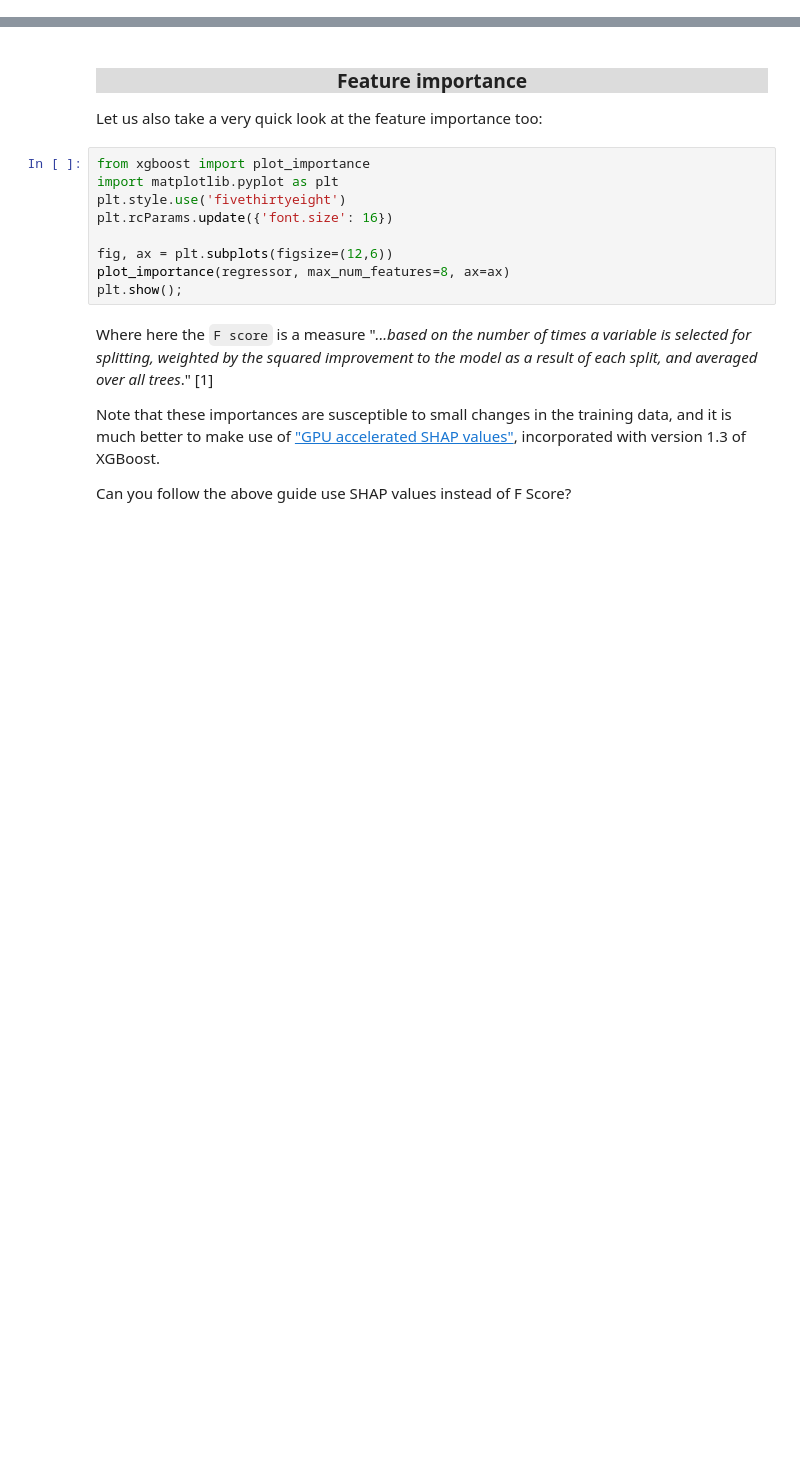
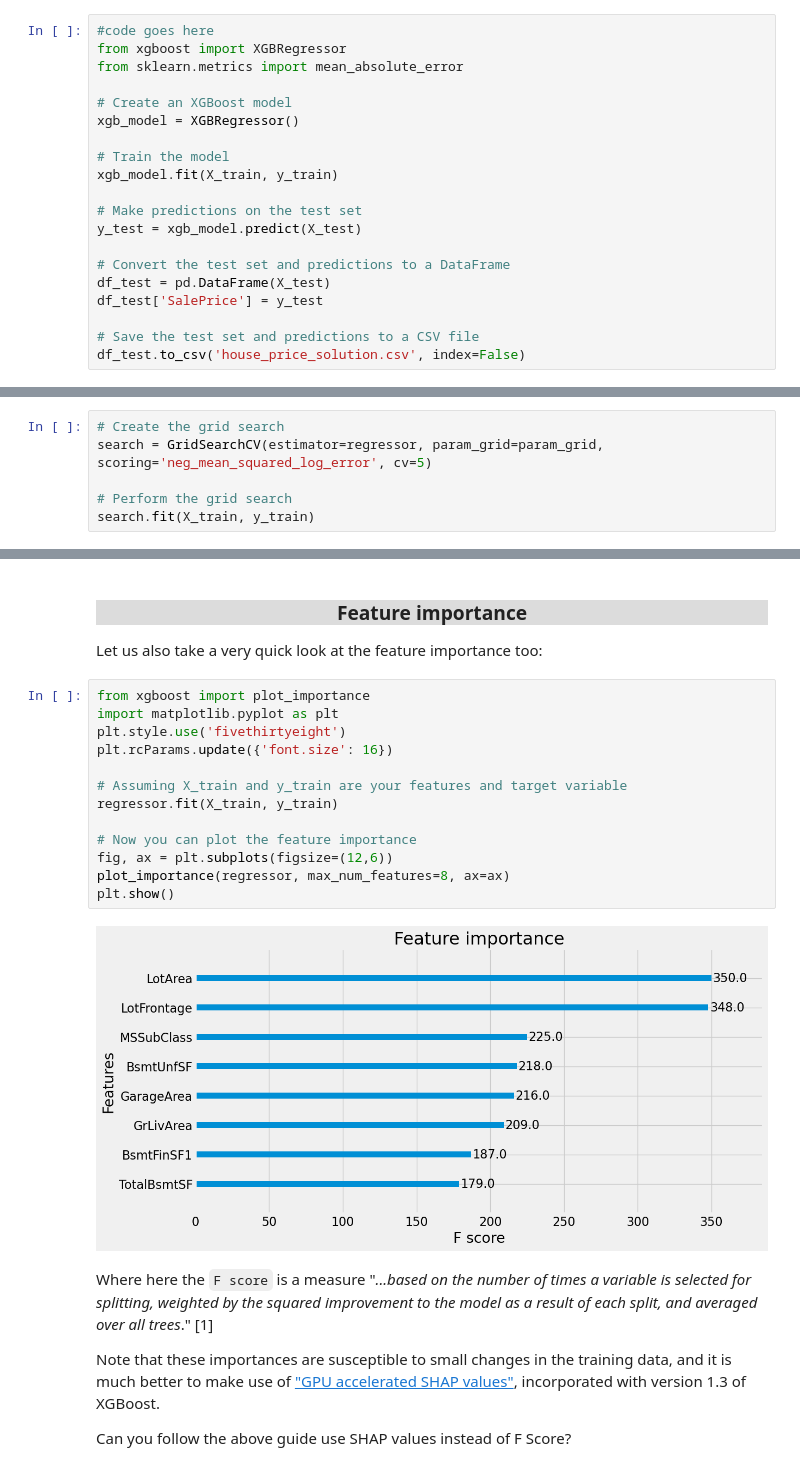
Before and after one commit to Nathan-13/Applications-of-ML, a Jupyter notebook: XGBoost Regression Assignment (Submit to Kaggle).ipynb, the cells around one changed output, grey strips where cells are left out. Drawn from its saved outputs; the diff is of its cells as text; blank space fills up the shorter version.

```diff
--- a/XGBoost Regression Assignment (Submit to Kaggle).ipynb
+++ b/XGBoost Regression Assignment (Submit to Kaggle).ipynb
@@ -92,3 +107,23 @@ Your next task is to apply some feature engineering to prepare for using the XGB
+# %%
+#code goes here
+from xgboost import XGBRegressor
+from sklearn.metrics import mean_absolute_error
+
+# Create an XGBoost model
+xgb_model = XGBRegressor()
+
+# Train the model
+xgb_model.fit(X_train, y_train)
+
+# Make predictions on the test set
+y_test = xgb_model.predict(X_test)
+
+# Convert the test set and predictions to a DataFrame
+df_test = pd.DataFrame(X_test)
+df_test['SalePrice'] = y_test
+
+# Save the test set and predictions to a CSV file
+df_test.to_csv('house_price_solution.csv', index=False)
 # %% [markdown]
 For more on this fascinating aspect may I recommend the free on-line book ["*Feature Engineering and Selection: A Practical Approach for Predictive Models*"](http://www.feat.engineering/) by Max Kuhn and Kjell Johnson.
 ### <center style="background-color:Gainsboro; width:60%;">XGBoost estimator</center>
@@ -121,0 +153,6 @@ print("The best hyperparameters are ",search.best_params_)
+# %%
+# Create the grid search
+search = GridSearchCV(estimator=regressor, param_grid=param_grid, scoring='neg_mean_squared_log_error', cv=5)
+
+# Perform the grid search
+search.fit(X_train, y_train)
@@ -148,12 +217,18 @@ Let us also take a very quick look at the feature importance too:
 # %%
 from xgboost import plot_importance
 import matplotlib.pyplot as plt
 plt.style.use('fivethirtyeight')
 plt.rcParams.update({'font.size': 16})
 
+# Assuming X_train and y_train are your features and target variable
+regressor.fit(X_train, y_train)
+
+# Now you can plot the feature importance
 fig, ax = plt.subplots(figsize=(12,6))
 plot_importance(regressor, max_num_features=8, ax=ax)
-plt.show();
+plt.show()
+# %% [output]
+[figure, added]
 # %% [markdown]
 Where here the `F score` is a measure "*...based on the number of times a variable is selected for splitting, weighted by the squared improvement to the model as a result of each split, and averaged over all trees*." [1]
 
```
Also changed, not shown: parts of 19 cells of this notebook, 2 other files.
